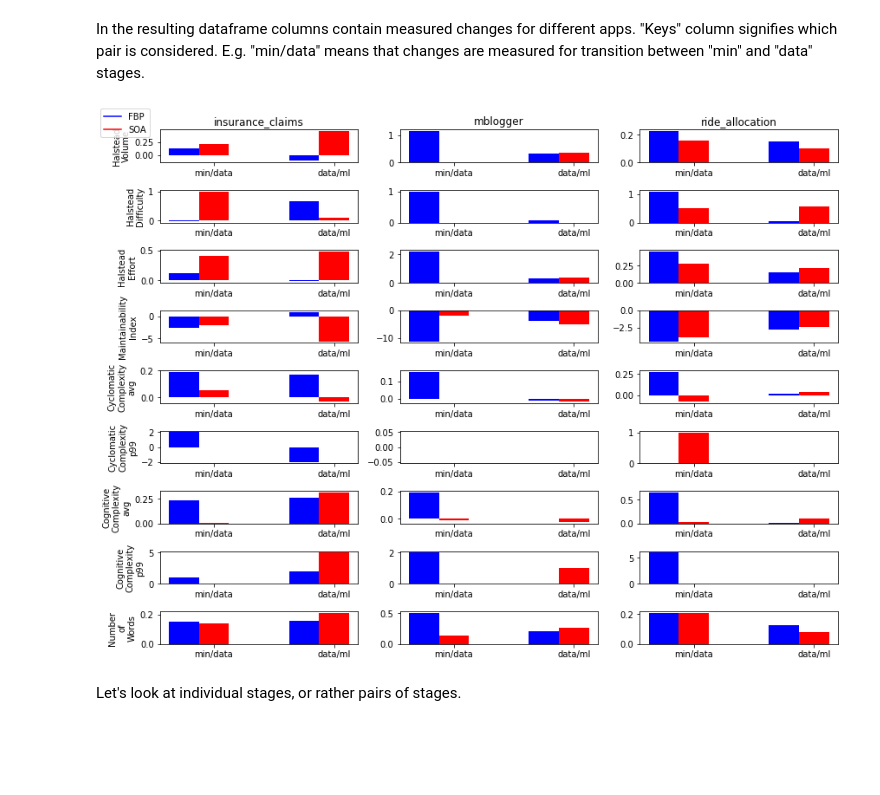
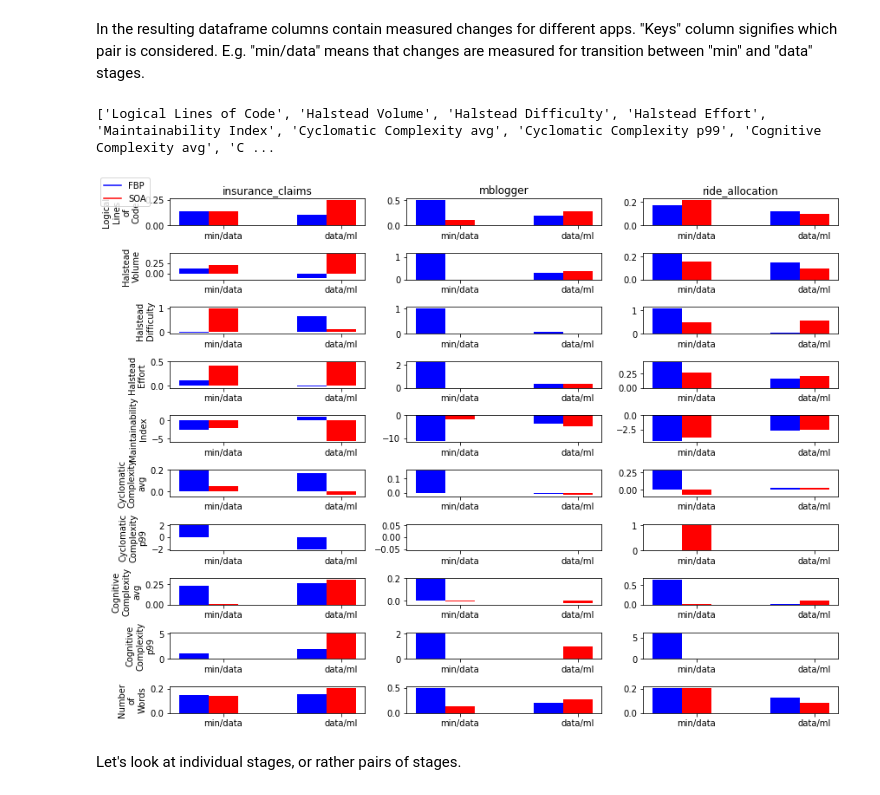
Before and after one commit to mlatcl/fbp-vs-soa, a Jupyter notebook: metrics_analysis.ipynb, the cells around one changed output. Drawn from its saved outputs; the diff is of its cells as text; code cells hidden in the pictures; blank space fills up the shorter version.

Commit message:
pushing extended notebook and plots

```diff
--- a/metrics_analysis.ipynb
+++ b/metrics_analysis.ipynb
@@ -129,7 +129,9 @@ all_changes_df
 In the resulting dataframe columns contain measured changes for different apps. "Keys" column signifies which pair is considered. E.g. "min/data" means that changes are measured for transition between "min" and "data" stages.
 # %%
 apps = all_changes_df["App"].unique().tolist()
-metrics = df.columns[3:].tolist()
+metrics = df.columns[2:].tolist()
+
+print(metrics)
 
 fig, axes = plt.subplots(nrows=len(metrics), ncols=len(apps), figsize=(12, 9))
 
@@ -140,34 +142,35 @@ for ax, metric in zip(axes[:,0], metrics):
     ax.set_ylabel(metric.replace(' ', "\n"), size=10);
 
 for ir, metric in enumerate(metrics):
     for ic, app in enumerate(apps):
         values = all_changes_df[all_changes_df["App"] == app][["Paradigm", "Keys", metric]]
         values_fbp = values.loc[values['Paradigm'].isin(['fbp'])]
         values_soa = values.loc[values['Paradigm'].isin(['soa'])]
         labels = [k[k.rfind('_')+1:] for k in values_fbp["Paradigm"]]
         X = np.arange(len(values_fbp))
         colors = ['b' if k == 'fbp' else 'r' for k in values["Paradigm"]]
         labels = values_fbp["Keys"]
         axes[ir][ic].bar(
             X, values_fbp[metric], width=0.25,
             tick_label=labels, align='center', color='b'
         );
         axes[ir][ic].bar(
             X+0.25, values_soa[metric], width=0.25,
             tick_label=labels, align='center', color='r'
         );
 
 fig.tight_layout();
 
 
 legend_elements = [Line2D([0], [0], color='b', label='FBP'),
                    Line2D([0], [0], color='r', label='SOA')]
 
 fig.legend(handles=legend_elements, loc='upper left')
 
 plt.show();
 # %% [output]
+['Logical Lines of Code', 'Halstead Volume', 'Halstead Difficulty', 'Halstead Effort', 'Maintainability Index', 'Cyclomatic Complexity avg', 'Cyclomatic Complexity p99', 'Cognitive Complexity avg', 'C ...
-[figure, old version]
+[figure, new version]
 # %% [markdown]
 Let's look at individual stages, or rather pairs of stages.
 # %%
```
Also changed, not shown: parts of 2 cells of this notebook, 10 other files.
